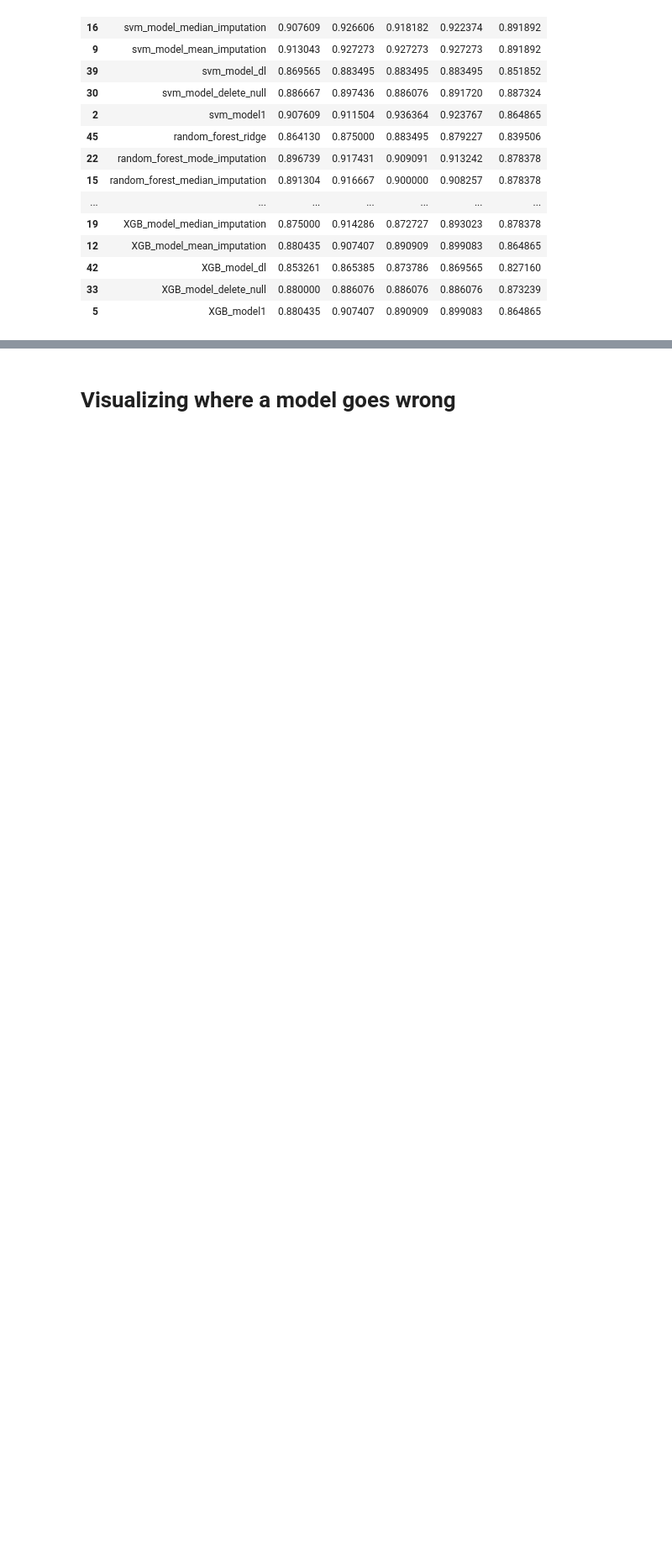
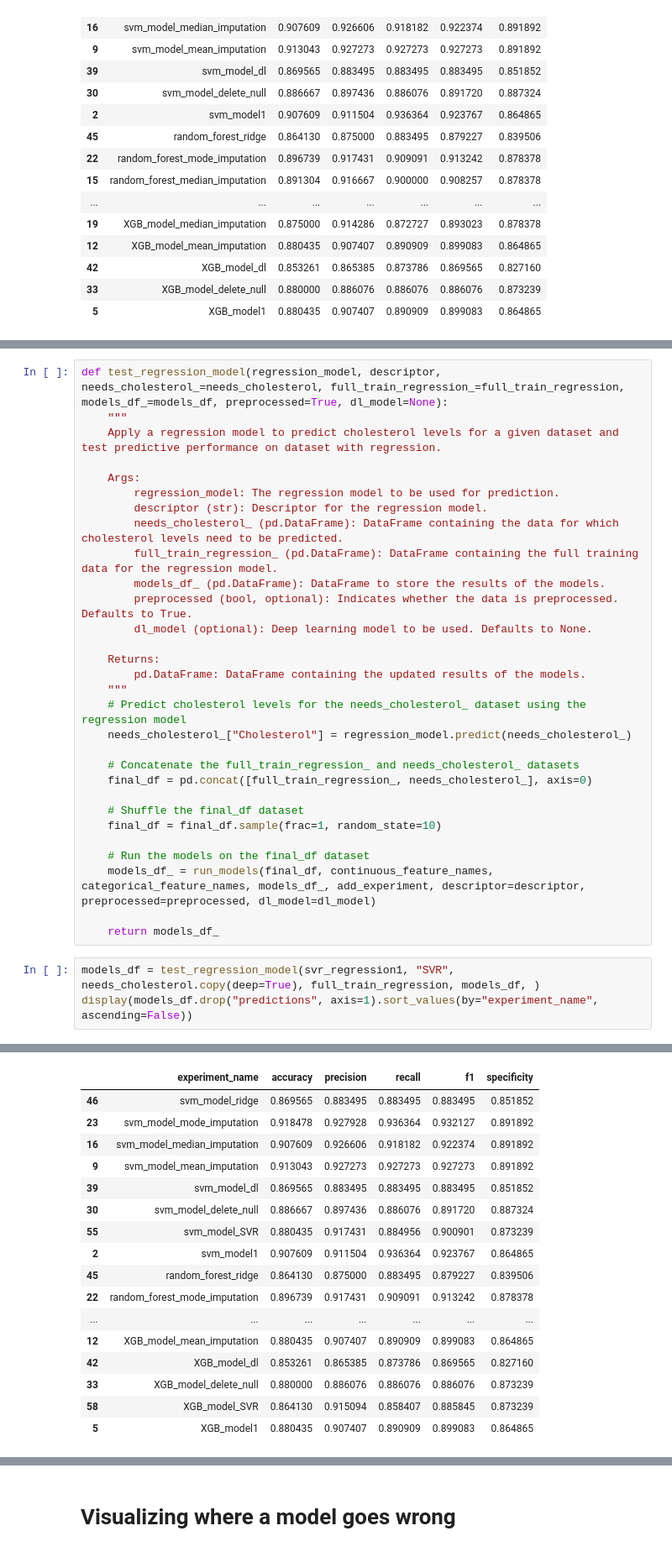
Before and after one commit to nripstein/Heart-Disease-Prediction, a Jupyter notebook: heart failure prediction notebook.ipynb, the cells around one changed output, grey strips where cells are left out. Shown at 84% size. Drawn from its saved outputs; the diff is of its cells as text; blank space fills up the shorter version.

Commit message:
Figured out cholesterol regression!

```diff
--- a/heart failure prediction notebook.ipynb
+++ b/heart failure prediction notebook.ipynb
@@ -1734,0 +1734,34 @@ dl_model_ridge already exists in the dataframe. Skipping addition.
+# %%
+def test_regression_model(regression_model, descriptor, needs_cholesterol_=needs_cholesterol, full_train_regression_=full_train_regression, models_df_=models_df, preprocessed=True, dl_model=None):
+    """
+    Apply a regression model to predict cholesterol levels for a given dataset and test predictive performance on dataset with regression.
+
+    Args:
+        regression_model: The regression model to be used for prediction.
+        descriptor (str): Descriptor for the regression model.
+        needs_cholesterol_ (pd.DataFrame): DataFrame containing the data for which cholesterol levels need to be predicted.
+        full_train_regression_ (pd.DataFrame): DataFrame containing the full training data for the regression model.
+        models_df_ (pd.DataFrame): DataFrame to store the results of the models.
+        preprocessed (bool, optional): Indicates whether the data is preprocessed. Defaults to True.
+        dl_model (optional): Deep learning model to be used. Defaults to None.
+
+    Returns:
+        pd.DataFrame: DataFrame containing the updated results of the models.
+    """
+    # Predict cholesterol levels for the needs_cholesterol_ dataset using the regression model
+    needs_cholesterol_["Cholesterol"] = regression_model.predict(needs_cholesterol_)
+
+    # Concatenate the full_train_regression_ and needs_cholesterol_ datasets
+    final_df = pd.concat([full_train_regression_, needs_cholesterol_], axis=0)
+
+    # Shuffle the final_df dataset
+    final_df = final_df.sample(frac=1, random_state=10)
+
+    # Run the models on the final_df dataset
+    models_df_ = run_models(final_df, continuous_feature_names, categorical_feature_names, models_df_, add_experiment, descriptor=descriptor, preprocessed=preprocessed, dl_model=dl_model)
+
+    return models_df_
+# %%
+models_df = test_regression_model(svr_regression1, "SVR", needs_cholesterol.copy(deep=True), full_train_regression, models_df, )
+display(models_df.drop("predictions", axis=1).sort_values(by="experiment_name", ascending=False))
+# %% [output]
@@ -1734,0 +1778,17 @@ dl_model_ridge already exists in the dataframe. Skipping addition.
+|  | experiment_name | accuracy | precision | recall | f1 | specificity |
+| 46 | svm_model_ridge | 0.869565 | 0.883495 | 0.883495 | 0.883495 | 0.851852 |
+| 23 | svm_model_mode_imputation | 0.918478 | 0.927928 | 0.936364 | 0.932127 | 0.891892 |
+| 16 | svm_model_median_imputation | 0.907609 | 0.926606 | 0.918182 | 0.922374 | 0.891892 |
+| 9 | svm_model_mean_imputation | 0.913043 | 0.927273 | 0.927273 | 0.927273 | 0.891892 |
+| 39 | svm_model_dl | 0.869565 | 0.883495 | 0.883495 | 0.883495 | 0.851852 |
+| 30 | svm_model_delete_null | 0.886667 | 0.897436 | 0.886076 | 0.891720 | 0.887324 |
+| 55 | svm_model_SVR | 0.880435 | 0.917431 | 0.884956 | 0.900901 | 0.873239 |
+| 2 | svm_model1 | 0.907609 | 0.911504 | 0.936364 | 0.923767 | 0.864865 |
+| 45 | random_forest_ridge | 0.864130 | 0.875000 | 0.883495 | 0.879227 | 0.839506 |
+| 22 | random_forest_mode_imputation | 0.896739 | 0.917431 | 0.909091 | 0.913242 | 0.878378 |
+| ... | ... | ... | ... | ... | ... | ... |
+| 12 | XGB_model_mean_imputation | 0.880435 | 0.907407 | 0.890909 | 0.899083 | 0.864865 |
+| 42 | XGB_model_dl | 0.853261 | 0.865385 | 0.873786 | 0.869565 | 0.827160 |
+| 33 | XGB_model_delete_null | 0.880000 | 0.886076 | 0.886076 | 0.886076 | 0.873239 |
+| 58 | XGB_model_SVR | 0.864130 | 0.915094 | 0.858407 | 0.885845 | 0.873239 |
+| 5 | XGB_model1 | 0.880435 | 0.907407 | 0.890909 | 0.899083 | 0.864865 |
```
Also changed, not shown: parts of 7 cells of this notebook.
